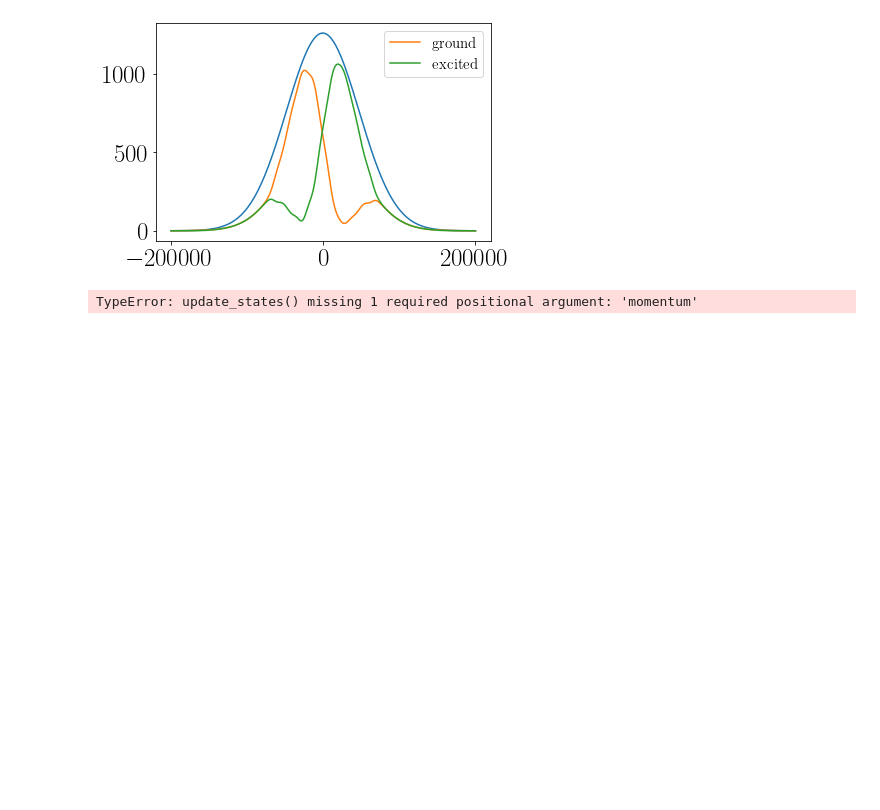
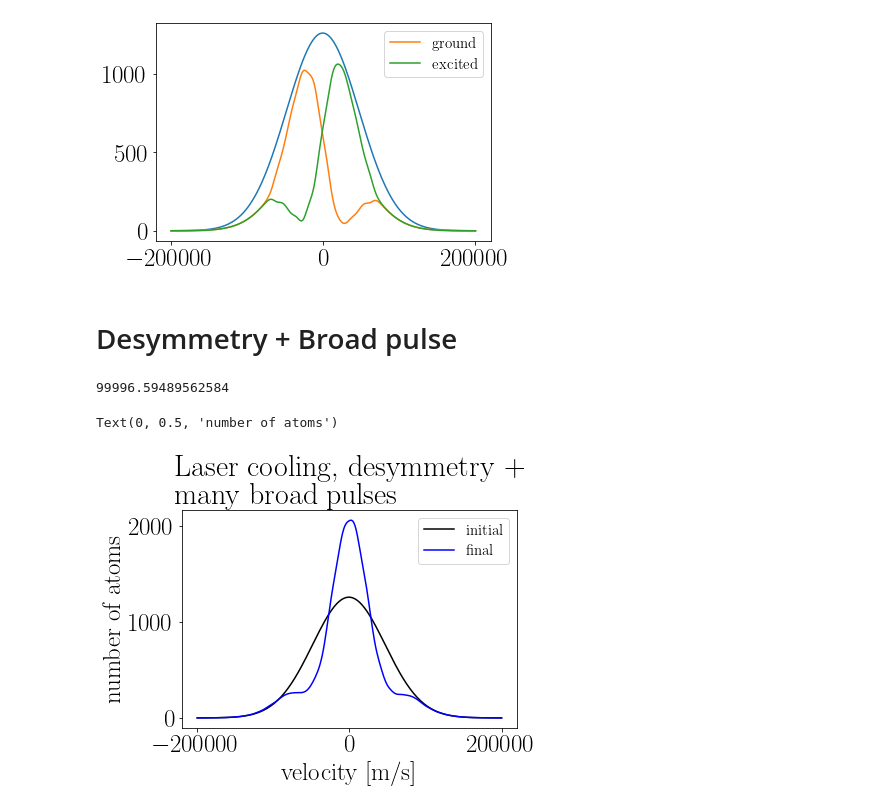
Before and after one commit to Yanaiski/master_thesis, a Jupyter notebook: basic_cmt.ipynb, the cells around one changed output. Drawn from its saved outputs; the diff is of its cells as text; code cells hidden in the pictures; blank space fills up the shorter version.

```diff
--- a/basic_cmt.ipynb
+++ b/basic_cmt.ipynb
@@ -311,10 +323,5 @@ plt.show()
 # %% [output]
 99997.25186719955
 [figure]
-# %%
-pops_desymmetrize = update_states(populations,transitions_desymmetrize,)
-plt.plot(velocity_bins*1e10,populations)
-plt.plot(velocity_bins*1e10,pops_desymmetrize,color="blue")
-plt.show()
-# %% [output]
-TypeError: update_states() missing 1 required positional argument: 'momentum'
+# %% [markdown]
+# Desymmetry + Broad pulse
@@ -320,0 +373,41 @@ TypeError: update_states() missing 1 required positional argument: 'momentum'
+# %%
+
+# need 3 dicts: 1 desymmetrization pulse, 1 broad right to left pulse, 1 broad left to right pulse
+desymmetrizing_pulse_dict = {"rabi0" : 2*np.pi*(240e-3), "detuning": 2*np.pi*(-200e-3),"chirp" : 2*np.pi*(30e-3),"pulse_duration" : 10 , "omega0" : energy_splitting / hbar / hbar_eV,"direction":-1}
+broad_RL_dict = {"rabi0" : 2*np.pi*(240e-3), "detuning": 0,"chirp" : 2*np.pi*(70e-3),"pulse_duration" : 10 , "omega0" : energy_splitting / hbar / hbar_eV,"direction":-1}
+broad_LR_dict = {"rabi0" : 2*np.pi*(240e-3), "detuning": 0,"chirp" : 2*np.pi*(70e-3),"pulse_duration" : 10 , "omega0" : energy_splitting / hbar / hbar_eV,"direction":+1}
+
+#evolve,evolve,evolve, then update dicts with the evolution arrays
+transitions_desymmetry = evolve(velocity_bins,desymmetrizing_pulse_dict)
+transitions_broad_RL = evolve(velocity_bins,broad_RL_dict)
+transitions_broad_LR = evolve(velocity_bins,broad_LR_dict)
+# %%
+desymmetrizing_pulse_dict["transitions"] = transitions_desymmetry
+broad_RL_dict["transitions"] = transitions_broad_RL
+broad_LR_dict["transitions"] = transitions_broad_LR
+# %%
+train = [desymmetrizing_pulse_dict,broad_RL_dict,broad_LR_dict,broad_RL_dict,broad_LR_dict,broad_RL_dict,broad_LR_dict,broad_RL_dict,broad_LR_dict,broad_RL_dict,broad_LR_dict,broad_RL_dict,broad_LR_dict,broad_RL_dict,broad_LR_dict]
+initial_pops = np.asarray([(populations[i],0) for i in range(N_bins)])
+
+pops_after_one_cycle = pump_dump_cycle_test(initial_pops,train)
+# %%
+ground_after = np.asarray([pops_after_one_cycle[i][0] for i in range(N_bins)])
+excited_after = np.asarray([pops_after_one_cycle[i][1] for i in range(N_bins)])
+
+pops_after = np.sum(pops_after_one_cycle,axis=1)
+total_pop = np.sum(pops_after)
+print(total_pop)
+plt.plot(velocity_bins*1e10,populations,label="initial")
+plt.plot(velocity_bins*1e10,pops_after,label="final")
+#plt.plot(velocity_bins*1e10,ground_after)
+#plt.plot(velocity_bins*1e10,excited_after)
+plt.title("Laser cooling, desymmetry + \n many broad pulses")
+plt.legend(fontsize=15)
+plt.xlabel("velocity [m/s]")
+plt.ylabel("number of atoms")
+#plt.savefig("./figures/cmt/desymmetry_plus_broad.jpg")
+plt.show()
+# %% [output]
+99996.59489562584
+Text(0, 0.5, 'number of atoms')
+[figure, added]
```
Also changed, not shown: parts of 6 cells of this notebook.
